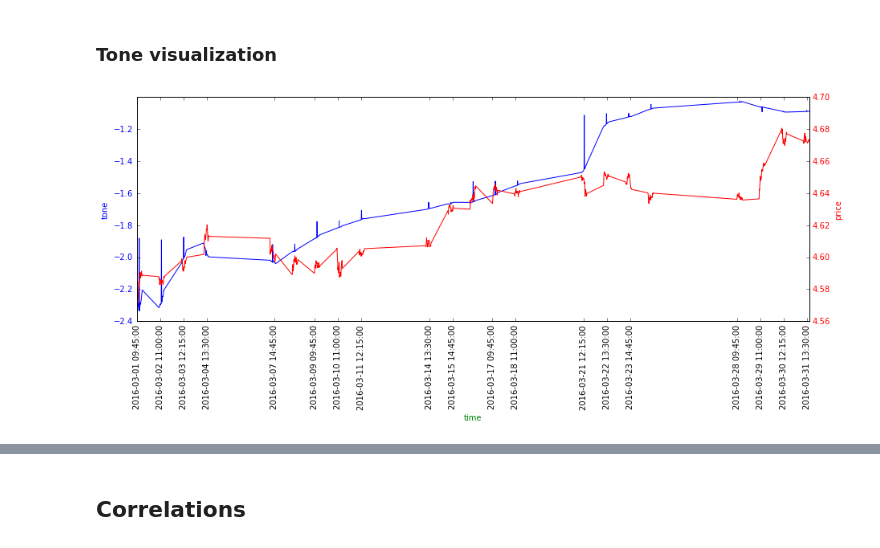
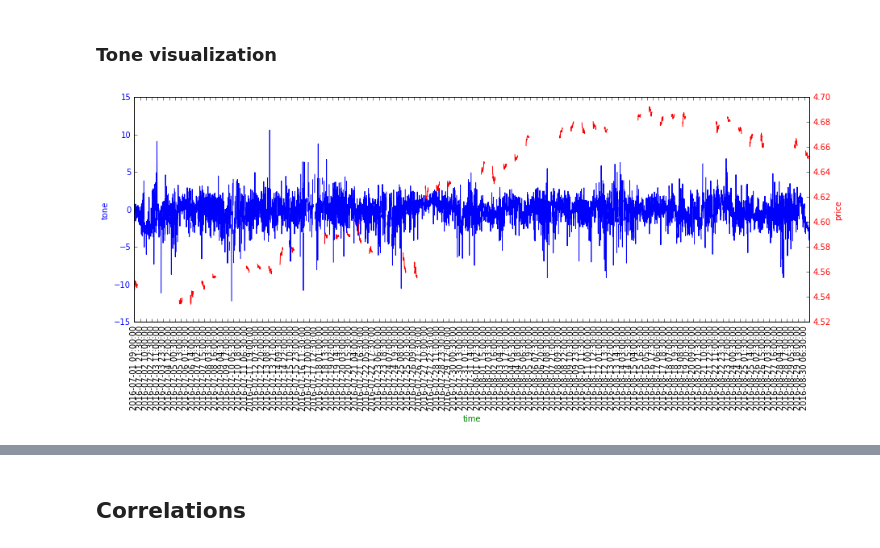
Before and after one commit to ostapkharysh/Stock-return-predictability, a Jupyter notebook: Stock_data_analysis.ipynb, the cells around one changed output, grey strips where cells are left out. Saved outputs shown, nothing was run; the diff lists cells and outputs as text; code cells hidden in the pictures.

```diff
--- a/Stock_data_analysis.ipynb
+++ b/Stock_data_analysis.ipynb
@@ -147,0 +180,5 @@ for el in res:
+# %%
+for idx, el in enumerate(res):
+    unf_TONE.loc[idx] = pd.Series({"date": el[0], "tone": el[1].split(',')[0], "source": el[2]})
+    #unf_TONE = unf_TONE.append({'date': el[0], 'tone': el[1].split(',')[0], 'source': el[2]}, ignore_index=True)
+finish = time.time() - start
@@ -180,13 +258,21 @@ TONE.head()
 # %%
 TONE_15_M = pd.DataFrame({'date': [], 'tone': []})
+
 d = TONE.values[0][0]
 tones = list()
-print(d)
+count = 0
+
 for el in TONE.values:
     if el[0] == d:
         tones.append(float(el[1]))
     else:
-        TONE_15_M =TONE_15_M.append({'date': d, 'tone': float(sum(tones)/len(tones))},  ignore_index=True)
+        TONE_15_M.loc[count] = pd.Series({"date": d, "tone": float(sum(tones)/len(tones))})
+        #TONE_15_M =TONE_15_M.append({'date': d, 'tone': float(sum(tones)/len(tones))},  ignore_index=True)
         d = el[0]
+        tones = list()
+
         tones.append(float(el[1]))
-TONE_15_M = TONE_15_M.append({'date': d, 'tone': float(sum(tones)/len(tones))}, ignore_index=True)
+        count += 1
+
+TONE_15_M.loc[count] = pd.Series({"date": d, "tone": float(sum(tones)/len(tones))})
+#TONE_15_M = TONE_15_M.append({'date': d, 'tone': float(sum(tones)/len(tones))}, ignore_index=True)
@@ -216,8 +300,8 @@ intraday.head()
 import numpy as np
 df_tone = TONE_15_M
 
-start = datetime.datetime.strptime("2016-03-01 09:00:00", '%Y-%m-%d %H:%M:%S')
-finish = datetime.datetime.strptime("2016-03-31 18:00:00", '%Y-%m-%d %H:%M:%S')
+start = datetime.datetime.strptime("2016-07-01 09:00:00", '%Y-%m-%d %H:%M:%S')
+finish = datetime.datetime.strptime("2016-08-30 18:15:00", '%Y-%m-%d %H:%M:%S')
 
 step = datetime.timedelta(minutes=15)
 t = start
@@ -233,9 +317,17 @@ days = intraday[(intraday['date'] >= start) & (intraday['date'] < finish)]
 
 day = pd.DataFrame({'date':[], 'price': []})
 f = start
+
+
+count = 0
+
 while f < finish:
     if f in days.values:
+        #day.loc[count] = pd.Series({"date": f, "price": days.loc[days['date'] == f].values[0][1]})
+        count+=1
+
         day = day.append({'date': f, 'price': days.loc[days['date'] == f].values[0][1]}, ignore_index=True)
+
     f+=step
 
 #day['price'] = day['price']-(sum(day['price'])/len(day['price']))
@@ -243,42 +335,59 @@ while f < finish:
 lack_tone = list(set(time) - set(list(df_tone['date'])))
 lack_intraday = list(set(time) - set(list(intraday['date'])))
 
+count = len(df_tone)
+
+
+
 for x in lack_tone:
+    #df_tone.loc[count] = pd.Series({"date": x, "tone": np.nan}) DOESN'T WORK WELL :(
+    count+=1
     df_tone = df_tone.append({'date': x, 'tone': np.nan}, ignore_index=True)
 
+
+
+
+# One of 2 options should be chosen
 for x in lack_intraday:
-    #day = day.append({'date': x, 'price': np.nan}, ignore_index=True)
-    df_tone = df_tone[df_tone['date'] != x]
-    time.remove(x)
+
+    #1) REMOVE ASSIGN THE PRICE TO NAN
+    day = day.append({'date': x, 'price': np.nan}, ignore_index=True)
+
+    #2) REMOVE THE TONE WHERE NO PRICE PROVIDED
+    #df_tone = df_tone[df_tone['date'] != x]
+    #time.remove(x)
+
+
+
 
 df_tone = df_tone.sort_values(by=['date'])
 day = day.sort_values(by=['date'])
 
 
 # Converting date to pandas datetime format
 df_tone['date'] = pd.to_datetime(df_tone['date'])
 df_tone['date'] = df_tone["date"].apply(mdates.date2num)
 
 day["date"] = pd.to_datetime(day["date"])
 day["date"] = day["date"].apply(mdates.date2num)
 
 
 f1, ax1 = plt.subplots(figsize = (15,5))
 ax1.xaxis.set_major_formatter(mdates.DateFormatter('%Y-%m-%d %H-%M-%S'))
 #ax1.axhline(0, color='black', lw=1)
 
 ax1.set_ylabel('tone', color='blue')
 ax1.plot(time, df_tone['tone'], color = 'blue')
 ax1.tick_params(axis='y', labelcolor='blue')
-time_labels = [str(t) for t in time if time.index(t) % 30 ==0]
+time_labels = [str(t) for t in time if time.index(t) % 50 ==0]
 ax1.set_xlabel('time', color='green')
 ax1.xaxis.set_ticks(time_labels)
 ax1.set_xticklabels(time_labels, rotation='vertical', fontdict=None, minor=False)
 
 
 ax2 = ax1.twinx()
 ax2.set_ylabel('price', color='red')
 ax2.plot(time, np.log(day['price']), color='red')
 ax2.tick_params(axis='y', labelcolor='red')
 # %% [output]
-[figure, old version]
+[figure, new version]
```
Also changed, not shown: parts of 29 cells of this notebook, 1 other file.
